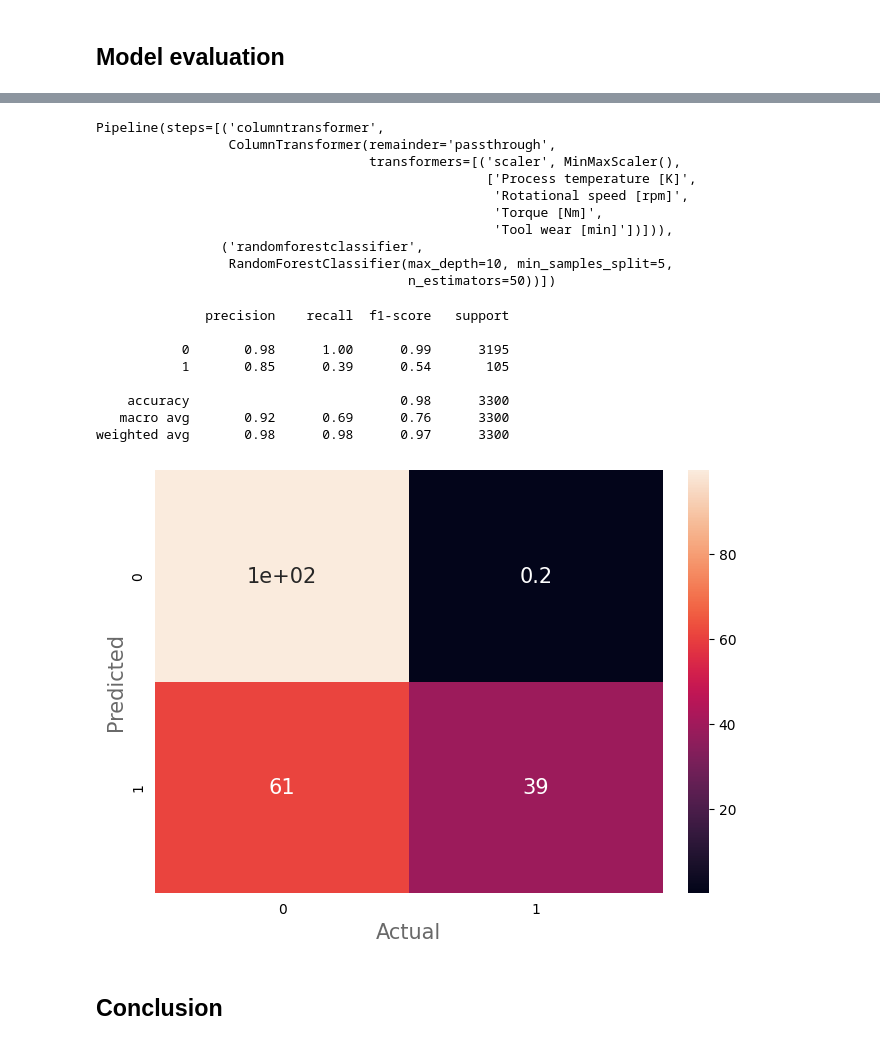
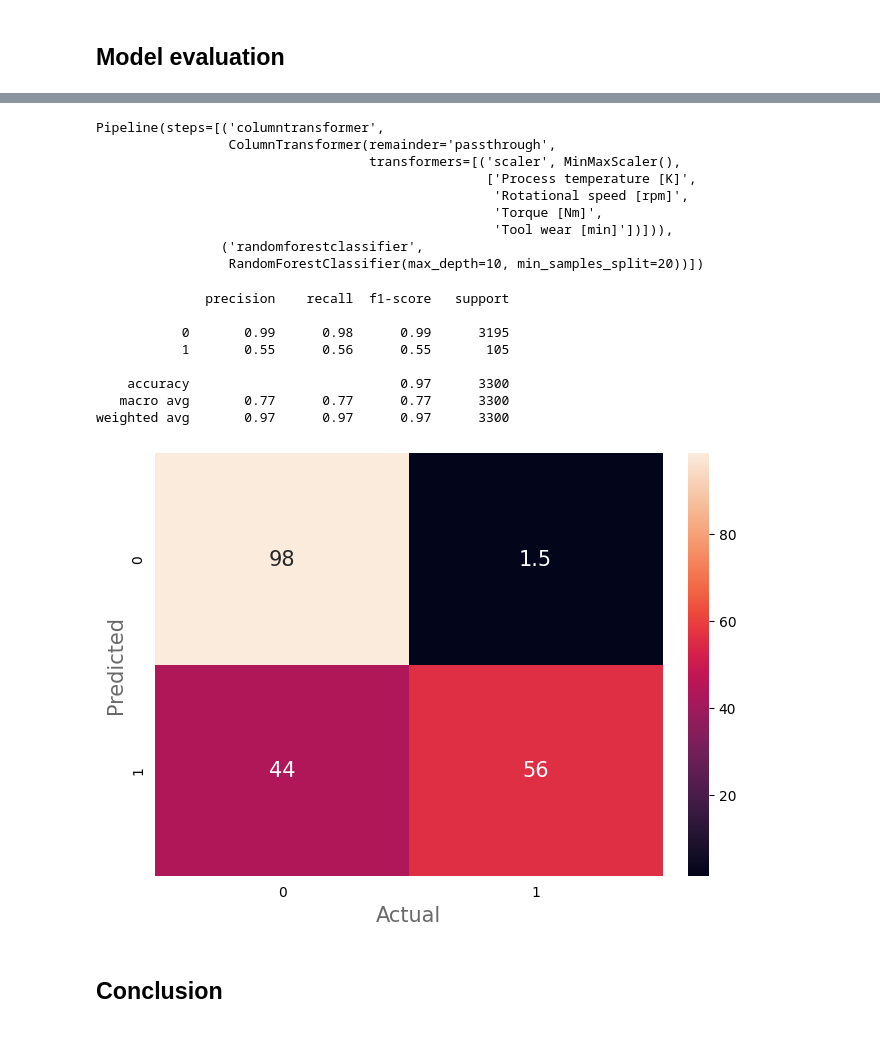
Before and after one commit to earth1987/machine-failure, a Jupyter notebook: notebooks/predicting_failure.ipynb, the cells around one changed output, grey strips where cells are left out. Cells and saved outputs as stored; diff of their text form; code cells hidden in the pictures.

```diff
--- a/notebooks/predicting_failure.ipynb
+++ b/notebooks/predicting_failure.ipynb
@@ -748,13 +877,13 @@ axes.legend();
 # %%
-# Create a pipeline with a classifier (Logistic Regression) and a scaler
+# Create a pipeline with a classifier (random forest) and a scaler
 num_cols = ['Process temperature [K]','Rotational speed [rpm]','Torque [Nm]','Tool wear [min]']
 preprocessor = ColumnTransformer(transformers=[('scaler', MinMaxScaler(), num_cols)], remainder='passthrough')
 pipe = Pipeline([('preprocessor', preprocessor), ('rf', RandomForestClassifier())])
 
 # Define hyperparameters to tune
 param_grid = {
-    'rf__n_estimators': [50, 100, 200],
-    'rf__max_depth': [None, 10, 20, 30],
+    'rf__n_estimators': [100, 200, 300],
+    'rf__max_depth': [None, 10, 20],
     'rf__min_samples_split': [2, 5, 10],
 }
 
@@ -972,9 +1207,9 @@ pipe = make_pipeline(preprocessor, SMOTE(random_state=42), RandomForestClassifie
 # Define hyperparameters to tune
 param_grid = {
     'smote__sampling_strategy': [0.1, 0.5, 1.0],
-    'randomforestclassifier__n_estimators': [25, 50, 100],
+    'randomforestclassifier__n_estimators': [50, 100, 200],
     'randomforestclassifier__max_depth': [None, 10, 20],
-    'randomforestclassifier__min_samples_split': [5, 10, 20],
+    'randomforestclassifier__min_samples_split': [10, 20, 30],
 }
 
 # Use StratifiedKFold for cross-validation to maintain class balance
@@ -1090,45 +1381,48 @@ Pipeline(steps=[('columntransformer',
                                                    'Torque [Nm]',
                                                    'Tool wear [min]'])])),
                 ('randomforestclassifier',
-                 RandomForestClassifier(max_depth=10, min_samples_split=5,
-                                        n_estimators=50))])
+                 RandomForestClassifier(max_depth=10, min_samples_split=20))])
 # %%
 # Evaluate with test set
 
 # Predict
-y_pred = pipe.predict(X_test)
+prob_pred = pipe.predict_proba(X_test)[:, 1]
+
+# Set a custom threshold for classification
+custom_threshold = 0.26
+y_pred = (prob_pred >= custom_threshold).astype(int)
 
 # Classification report
 print(classification_report(y_test, y_pred))
 
 # Confusion matrix
 # Source: https://medium.com/@dtuk81/confusion-matrix-visualization-fc31e3f30fea
 confusion_matrices_count = confusion_matrix(y_test, y_pred)
 confusion_matrices_perc = confusion_matrix(y_test, y_pred, normalize='true')*100
 
 # Plot confusion matrix
 confusion_matrices_perc  = confusion_matrices_perc .round(1)
 labels = [f"{c}\n{p}%" for c, p in zip(confusion_matrices_count.flatten(), confusion_matrices_perc.flatten())]
 labels = np.asarray(labels).reshape(2,2)
 
 fig, axes = plt.subplots(nrows=1, ncols=1, constrained_layout=True, figsize=(6.4, 4.8))
 axes.tick_params(bottom=False, left=False)
 axes.grid(False)
 axes.spines[['top', 'right']].set_visible(False)
 axes.spines[['left', 'bottom']].set_color('dimgray')
 
 sns.heatmap(confusion_matrices_perc, ax=axes, annot=True, annot_kws={"fontsize":15})
 axes.set_xlabel('Actual',fontsize=15, color='dimgray')
 axes.set_ylabel('Predicted',fontsize=15, color='dimgray');
 # %% [output]
               precision    recall  f1-score   support
 
-           0       0.98      1.00      0.99      3195
-           1       0.85      0.39      0.54       105
+           0       0.99      0.98      0.99      3195
+           1       0.55      0.56      0.55       105
 
-    accuracy                           0.98      3300
-   macro avg       0.92      0.69      0.76      3300
-weighted avg       0.98      0.98      0.97      3300
+    accuracy                           0.97      3300
+   macro avg       0.77      0.77      0.77      3300
+weighted avg       0.97      0.97      0.97      3300
-[figure, old version]
+[figure, new version]
 # %% [markdown]
 ## Conclusion
```
Also changed, not shown: parts of 44 cells of this notebook.
